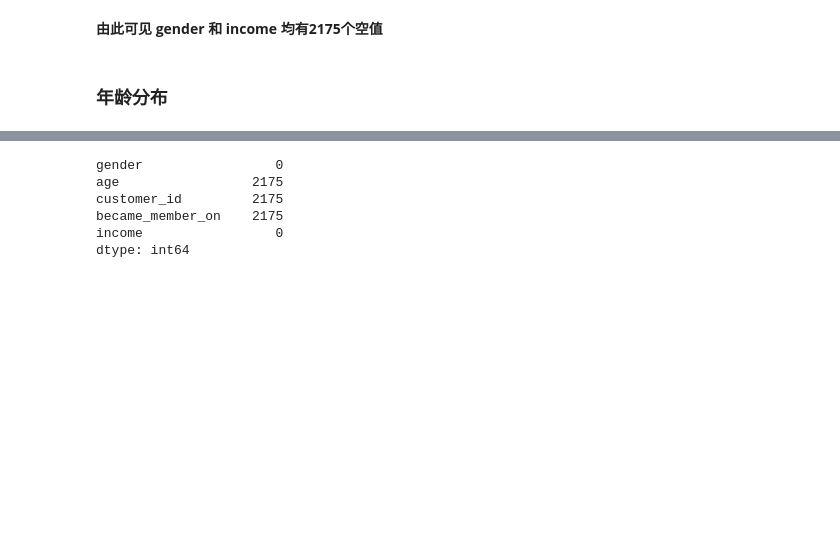
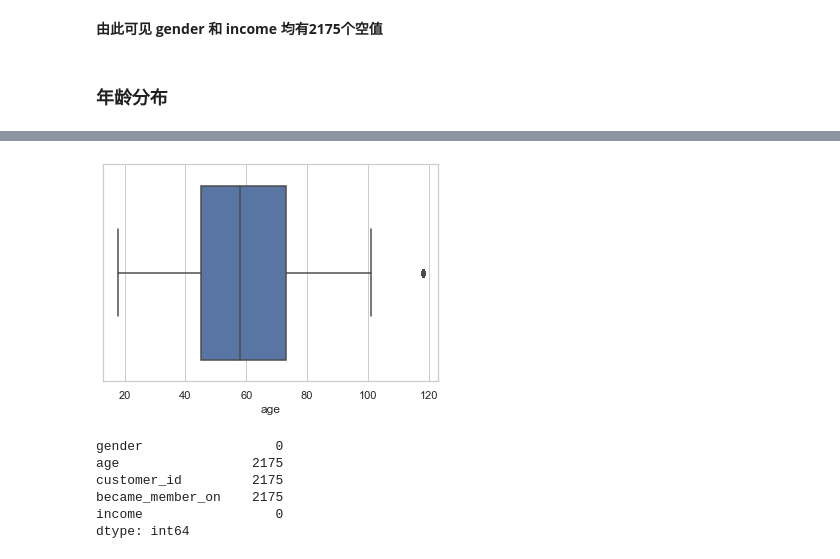
Before and after one commit to flamever2015/Starbucks_Capstone, a Jupyter notebook: Starbucks_Capstone_notebook-zh.ipynb, the cells around one changed output, grey strips where cells are left out. Cells and saved outputs as stored; diff of their text form; code cells hidden in the pictures; blank space fills up the shorter version.

```diff
--- a/Starbucks_Capstone_notebook-zh.ipynb
+++ b/Starbucks_Capstone_notebook-zh.ipynb
@@ -299,3 +293,9 @@ profile.boxplot(['age'], vert = False)
+# %%
+sns.set(style="whitegrid")
+
+ax = sns.boxplot(x=profile_raw.age)
+# %% [output]
+[figure, added]
 # %%
 profile[profile['age']==118].count()
 # %% [output]
```
Also changed, not shown: parts of 12 cells of this notebook.
